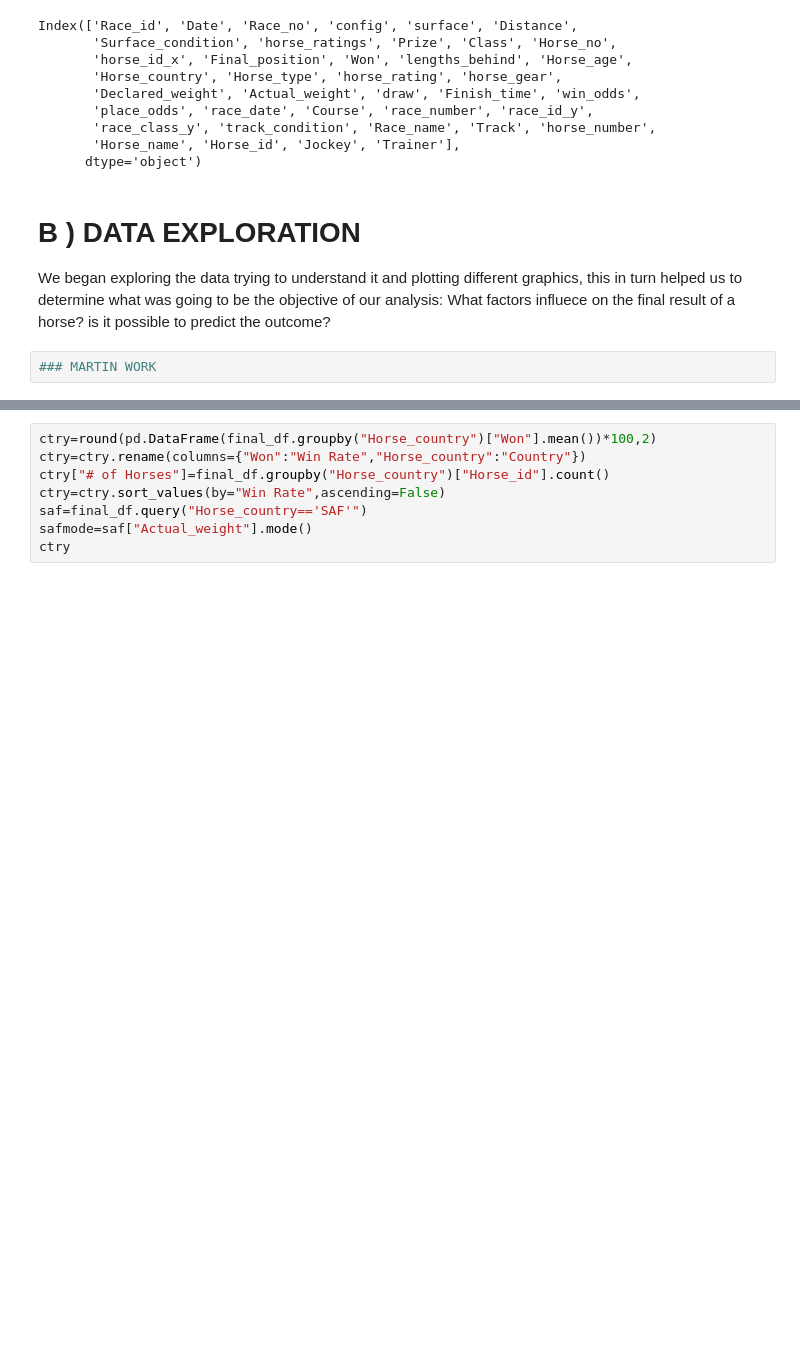
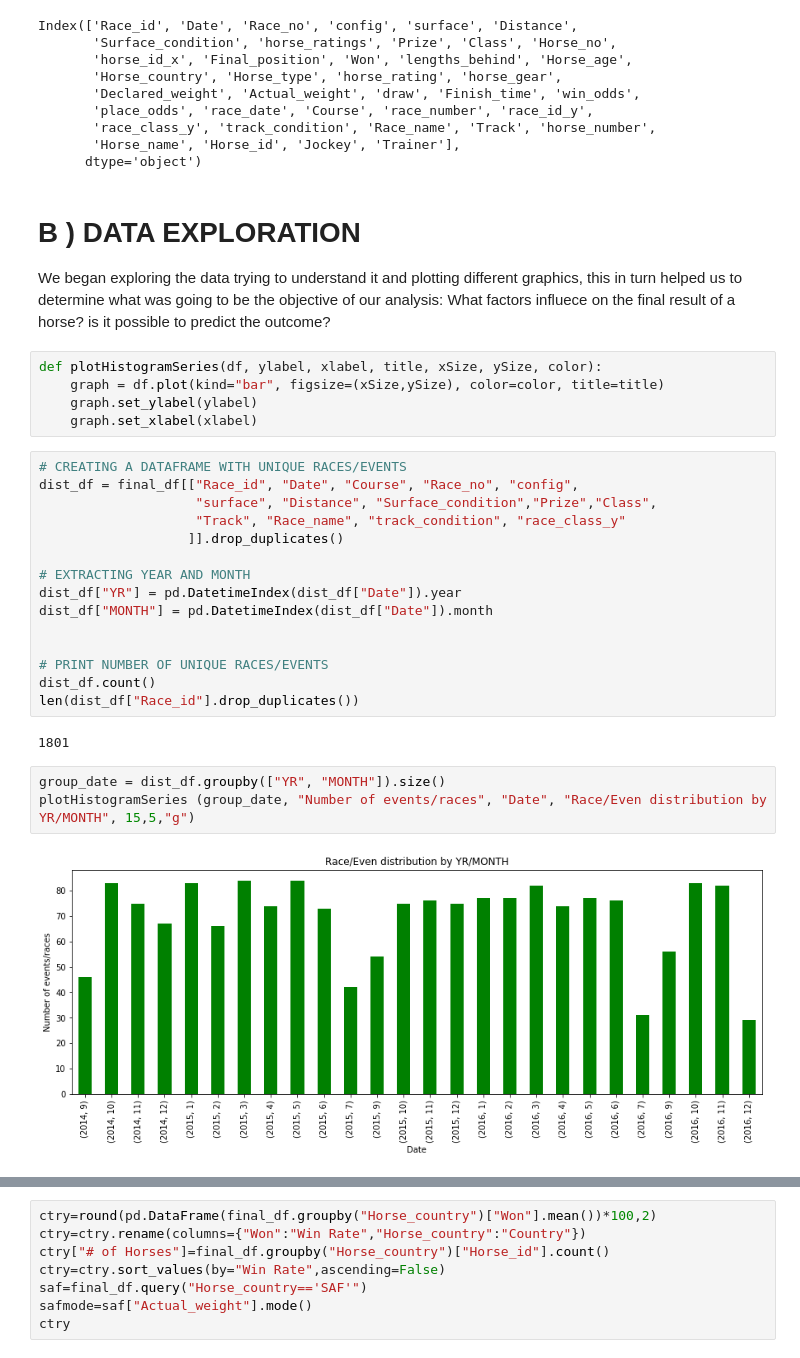
Before and after one commit to Mariovmtz/BootCamp_Project_1, a Jupyter notebook: horse_racing.ipynb, the cells around one changed output, grey strips where cells are left out. Cells and saved outputs as stored; diff of their text form; blank space fills up the shorter version.

```diff
--- a/horse_racing.ipynb
+++ b/horse_racing.ipynb
@@ -277,5 +277,30 @@ Index(['Race_id', 'Date', 'Race_no', 'config', 'surface', 'Distance',
 
 
 We began exploring the data trying to understand it and plotting different graphics, this in turn helped us to determine what was going to be the objective of our analysis: What factors influece on the final result of a horse? is it possible to predict the outcome?
-# %%
-### MARTIN WORK
+# %%
+def plotHistogramSeries(df, ylabel, xlabel, title, xSize, ySize, color):
+    graph = df.plot(kind="bar", figsize=(xSize,ySize), color=color, title=title)
+    graph.set_ylabel(ylabel)
+    graph.set_xlabel(xlabel)
+# %%
+# CREATING A DATAFRAME WITH UNIQUE RACES/EVENTS
+dist_df = final_df[["Race_id", "Date", "Course", "Race_no", "config",
+                    "surface", "Distance", "Surface_condition","Prize","Class",
+                    "Track", "Race_name", "track_condition", "race_class_y"
+                   ]].drop_duplicates()
+
+# EXTRACTING YEAR AND MONTH
+dist_df["YR"] = pd.DatetimeIndex(dist_df["Date"]).year
+dist_df["MONTH"] = pd.DatetimeIndex(dist_df["Date"]).month
+
+
+# PRINT NUMBER OF UNIQUE RACES/EVENTS
+dist_df.count()
+len(dist_df["Race_id"].drop_duplicates())
+# %% [output]
+1801
+# %%
+group_date = dist_df.groupby(["YR", "MONTH"]).size()
+plotHistogramSeries (group_date, "Number of events/races", "Date", "Race/Even distribution by YR/MONTH", 15,5,"g")
+# %% [output]
+[figure, added]
```
Also changed, not shown: parts of 73 cells of this notebook.
